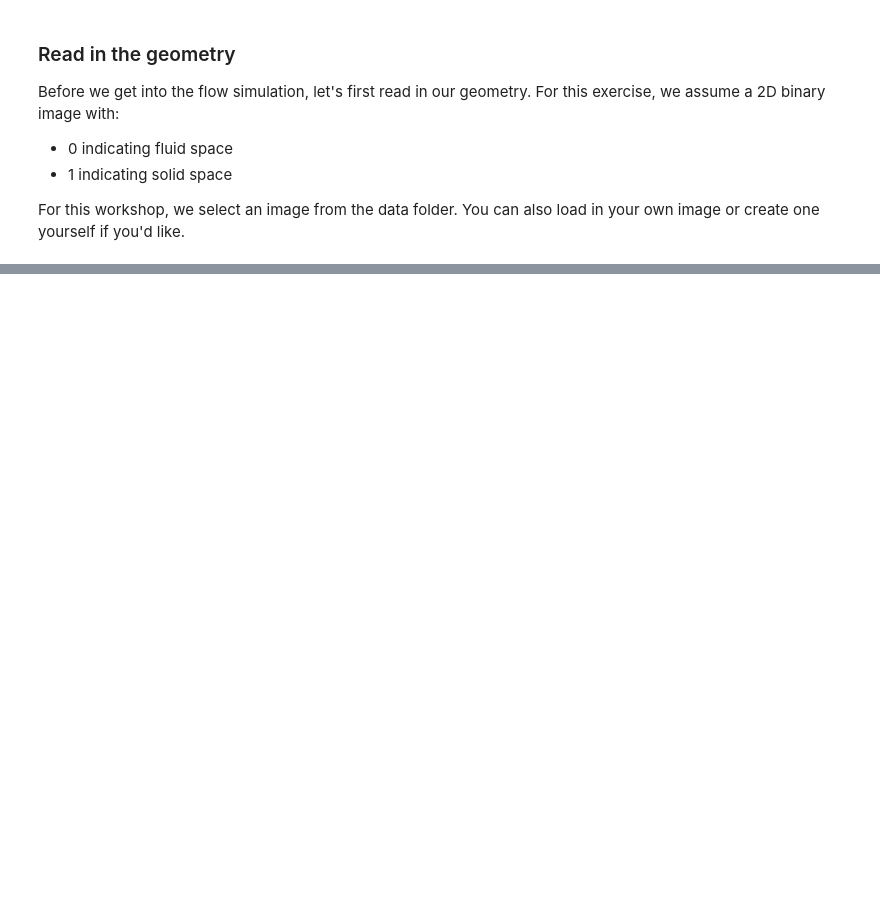
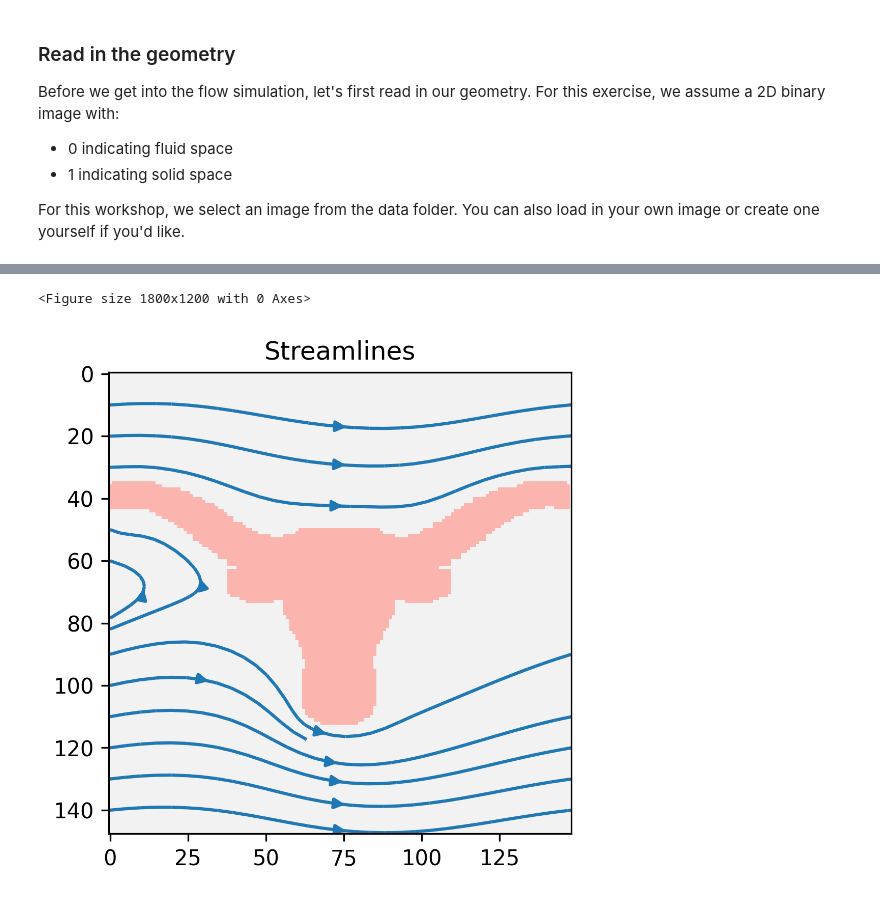
Before and after one commit to BC-Chang/LBM_Workshop, a Jupyter notebook: D2Q9_LBM_main.ipynb, the cells around one changed output, grey strips where cells are left out. Saved outputs shown, nothing was run; the diff lists cells and outputs as text; code cells hidden in the pictures; blank space fills up the shorter version.

```diff
--- a/D2Q9_LBM_main.ipynb
+++ b/D2Q9_LBM_main.ipynb
@@ -249,0 +264,5 @@ Elapsed Time: 17.901598800000002s
+# %%
+profile_fig = plot_streamlines(u_x, u_y, cmap='jet')
+# %% [output]
+<Figure size 1800x1200 with 0 Axes>
+[figure, added]
```
Also changed, not shown: parts of 8 cells of this notebook.
